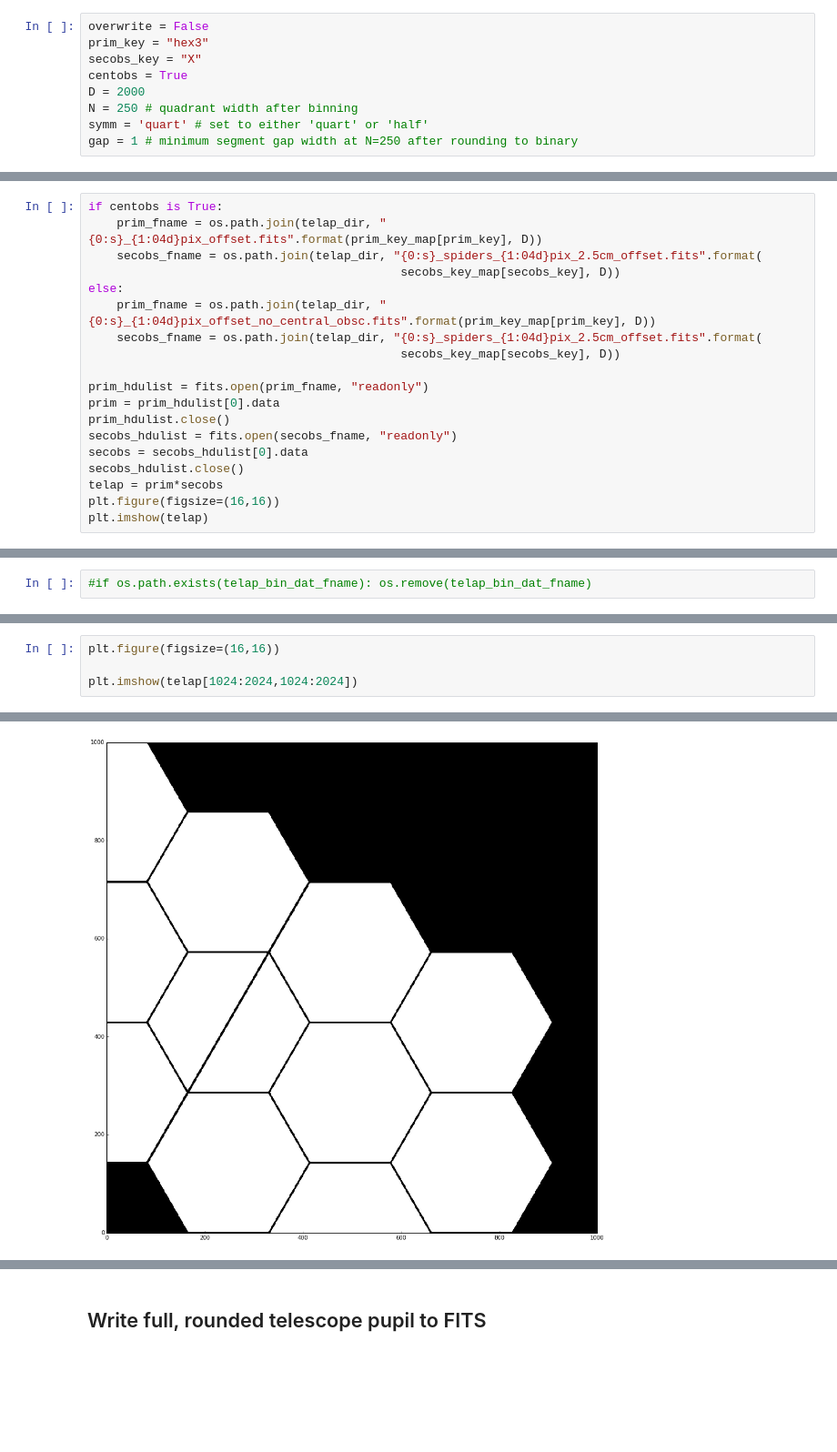
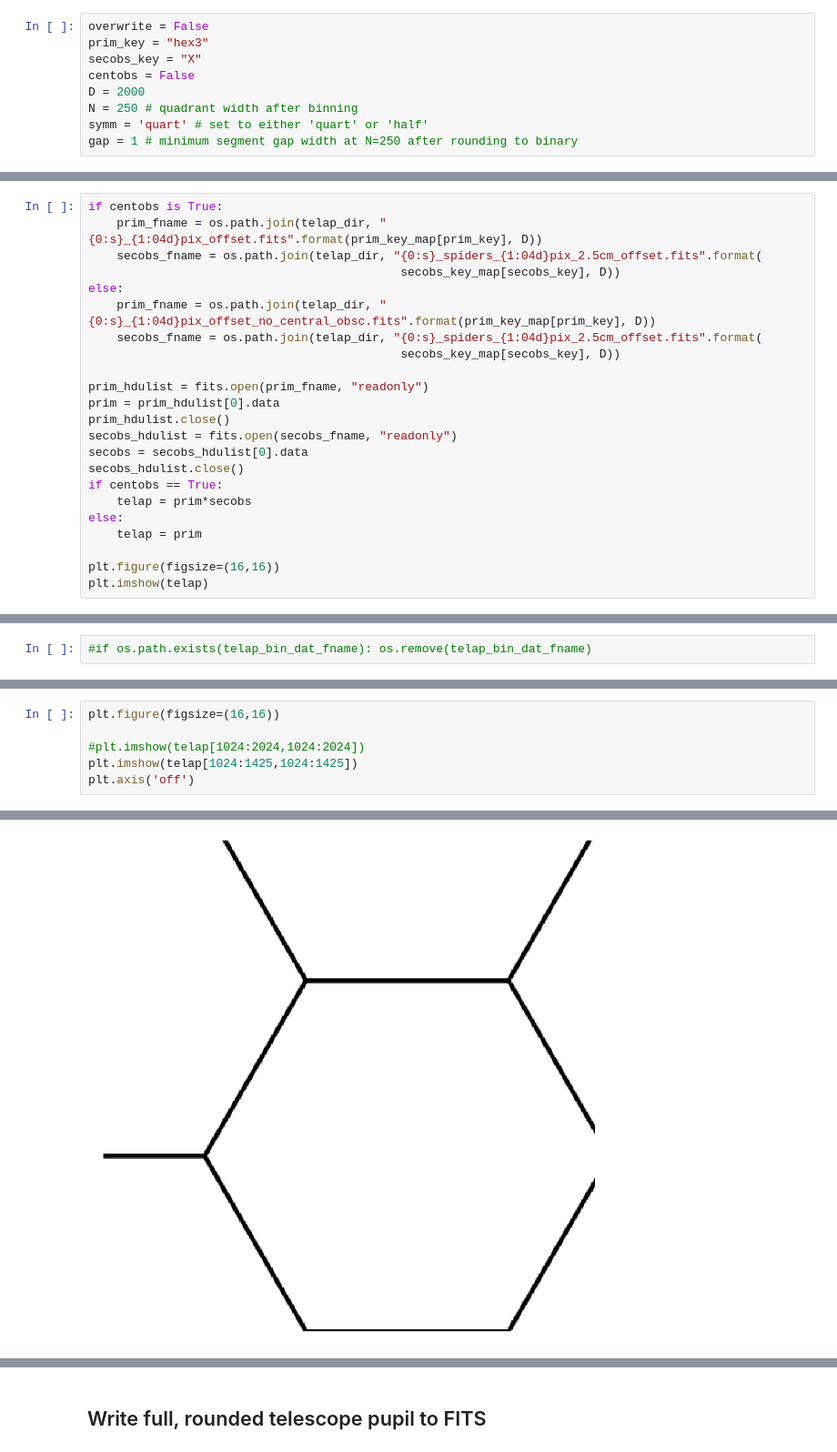
Before and after one commit to neilzim/SCDA, a Jupyter notebook: make_telap.ipynb, the cells around one changed output, grey strips where cells are left out. Shown at 91% size. Cells and saved outputs as stored; diff of their text form; blank space fills up the shorter version.

Commit message:
added an IF statement to skip secondary obscuration multiplication when centobs is False

```diff
--- a/make_telap.ipynb
+++ b/make_telap.ipynb
@@ -40,7 +41,7 @@ Destination /astro/opticslab1/SCDA/Apertures/InputMasks_v4/TelAp already exists
 overwrite = False
 prim_key = "hex3"
 secobs_key = "X"
-centobs = True
+centobs = False
 D = 2000
 N = 250 # quadrant width after binning
 symm = 'quart' # set to either 'quart' or 'half'
@@ -63,7 +64,11 @@ prim_hdulist.close()
 secobs_hdulist = fits.open(secobs_fname, "readonly")
 secobs = secobs_hdulist[0].data
 secobs_hdulist.close()
-telap = prim*secobs
+if centobs == True:
+    telap = prim*secobs
+else:
+    telap = prim
+
 plt.figure(figsize=(16,16))
 plt.imshow(telap)
 # %% [output]
@@ -246,5 +249,7 @@ plt.imshow(np.round(telap_load))
 # %%
 plt.figure(figsize=(16,16))
 
-plt.imshow(telap[1024:2024,1024:2024])
+#plt.imshow(telap[1024:2024,1024:2024])
+plt.imshow(telap[1024:1425,1024:1425])
+plt.axis('off')
 # %% [output]
@@ -252 +257 @@ plt.imshow(telap[1024:2024,1024:2024])
-[figure, old version]
+[figure, new version]
```
Also changed, not shown: parts of 15 cells of this notebook.
